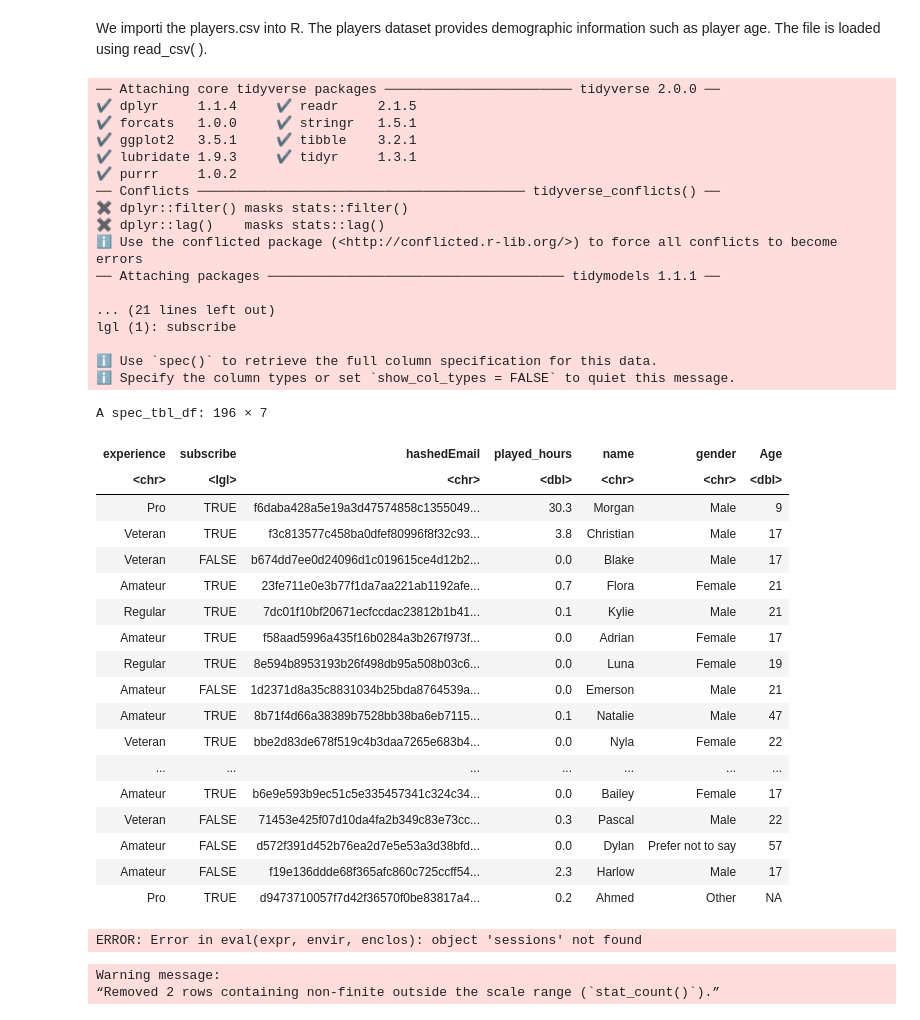
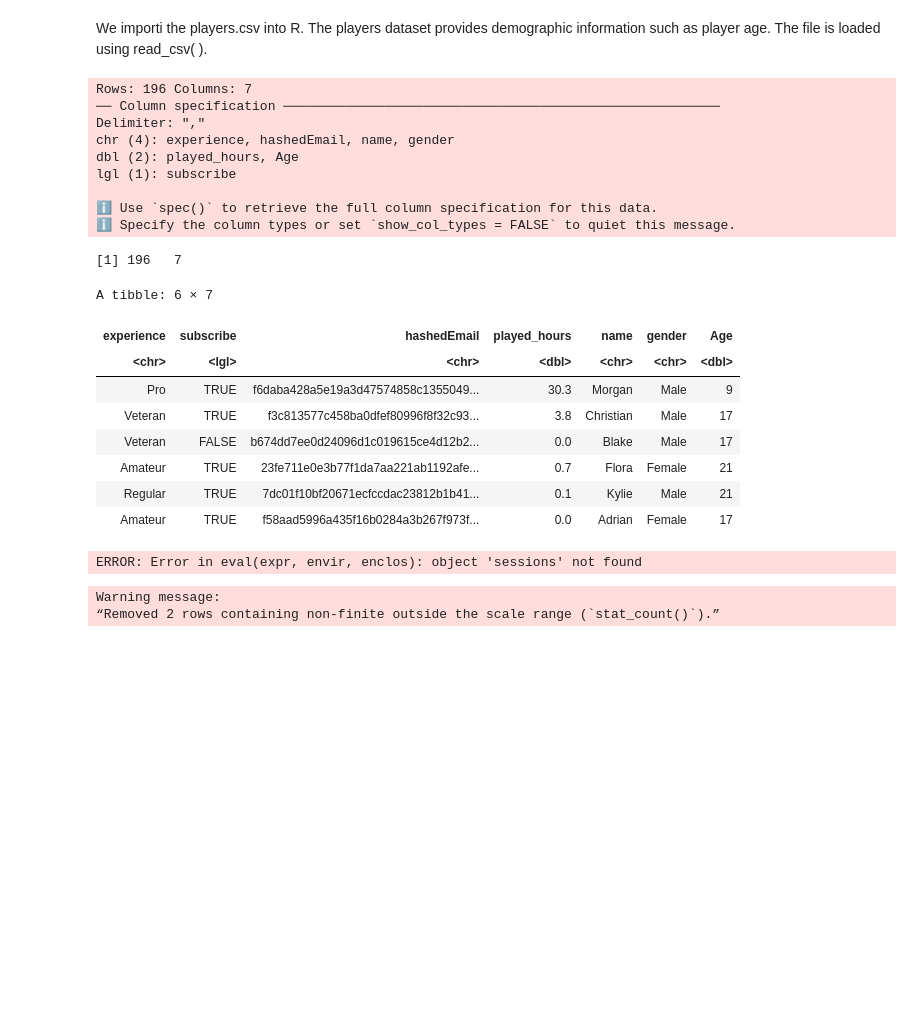
Before and after one commit to nathania-so/Group-38-DSCI-Project, a Jupyter notebook: Data Analysis Project.ipynb, the cells around one changed output. Saved outputs shown, nothing was run; the diff lists cells and outputs as text; code cells hidden in the pictures; blank space fills up the shorter version.

```diff
--- a/Data Analysis Project.ipynb
+++ b/Data Analysis Project.ipynb
@@ -29,50 +29,35 @@ The players dataset provides demographic information such as player age. The fil
 # %%
 library(tidyverse)
 library(tidymodels)
-players <- read_csv("players.csv")
-players
+url_1 = 'https://drive.google.com/uc?export=download&id=1hSH3Uxef4JcuooVcPXiY0wfRlW0Qahbs'
+players <- read_csv(url_1)
+dim(players); head(players)
+
 
 #probably not needed?
 combined_data <- inner_join(sessions, players)
 combined_data
 # %% [output]
-── Attaching core tidyverse packages ──────────────────────── tidyverse 2.0.0 ──
-✔ dplyr     1.1.4     ✔ readr     2.1.5
-✔ forcats   1.0.0     ✔ stringr   1.5.1
-✔ ggplot2   3.5.1     ✔ tibble    3.2.1
-✔ lubridate 1.9.3     ✔ tidyr     1.3.1
-✔ purrr     1.0.2
-── Conflicts ────────────────────────────────────────── tidyverse_conflicts() ──
-✖ dplyr::filter() masks stats::filter()
-✖ dplyr::lag()    masks stats::lag()
-ℹ Use the conflicted package (<http://conflicted.r-lib.org/>) to force all conflicts to become errors
-── Attaching packages ────────────────────────────────────── tidymodels 1.1.1 ──
-
-... (21 lines left out)
+Rows: 196 Columns: 7
+── Column specification ────────────────────────────────────────────────────────
+Delimiter: ","
+chr (4): experience, hashedEmail, name, gender
+dbl (2): played_hours, Age
 lgl (1): subscribe
 
 ℹ Use `spec()` to retrieve the full column specification for this data.
 ℹ Specify the column types or set `show_col_types = FALSE` to quiet this message.
-A spec_tbl_df: 196 × 7
+[1] 196   7
+A tibble: 6 × 7
 | experience | subscribe | hashedEmail | played_hours | name | gender | Age |
 | <chr> | <lgl> | <chr> | <dbl> | <chr> | <chr> | <dbl> |
 | Pro | TRUE | f6daba428a5e19a3d47574858c1355049... | 30.3 | Morgan | Male | 9 |
 | Veteran | TRUE | f3c813577c458ba0dfef80996f8f32c93... | 3.8 | Christian | Male | 17 |
 | Veteran | FALSE | b674dd7ee0d24096d1c019615ce4d12b2... | 0.0 | Blake | Male | 17 |
 | Amateur | TRUE | 23fe711e0e3b77f1da7aa221ab1192afe... | 0.7 | Flora | Female | 21 |
 | Regular | TRUE | 7dc01f10bf20671ecfccdac23812b1b41... | 0.1 | Kylie | Male | 21 |
 | Amateur | TRUE | f58aad5996a435f16b0284a3b267f973f... | 0.0 | Adrian | Female | 17 |
-| Regular | TRUE | 8e594b8953193b26f498db95a508b03c6... | 0.0 | Luna | Female | 19 |
-| Amateur | FALSE | 1d2371d8a35c8831034b25bda8764539a... | 0.0 | Emerson | Male | 21 |
-| Amateur | TRUE | 8b71f4d66a38389b7528bb38ba6eb7115... | 0.1 | Natalie | Male | 47 |
-| Veteran | TRUE | bbe2d83de678f519c4b3daa7265e683b4... | 0.0 | Nyla | Female | 22 |
-| ... | ... | ... | ... | ... | ... | ... |
-| Amateur | TRUE | b6e9e593b9ec51c5e335457341c324c34... | 0.0 | Bailey | Female | 17 |
-| Veteran | FALSE | 71453e425f07d10da4fa2b349c83e73cc... | 0.3 | Pascal | Male | 22 |
-| Amateur | FALSE | d572f391d452b76ea2d7e5e53a3d38bfd... | 0.0 | Dylan | Prefer not to say | 57 |
-| Amateur | FALSE | f19e136ddde68f365afc860c725ccff54... | 2.3 | Harlow | Male | 17 |
-| Pro | TRUE | d9473710057f7d42f36570f0be83817a4... | 0.2 | Ahmed | Other | NA |
-ERROR: Error in eval(expr, envir, enclos): object 'sessions' not found
+ERROR: Error in eval(expr, envir, enclos): object 'sessions' not found
 # %%
 # Creating a bar graph for age
 options(repr.plot.width = 13, repr.plot.height = 6)
```
Also changed, not shown: parts of 5 cells of this notebook.
